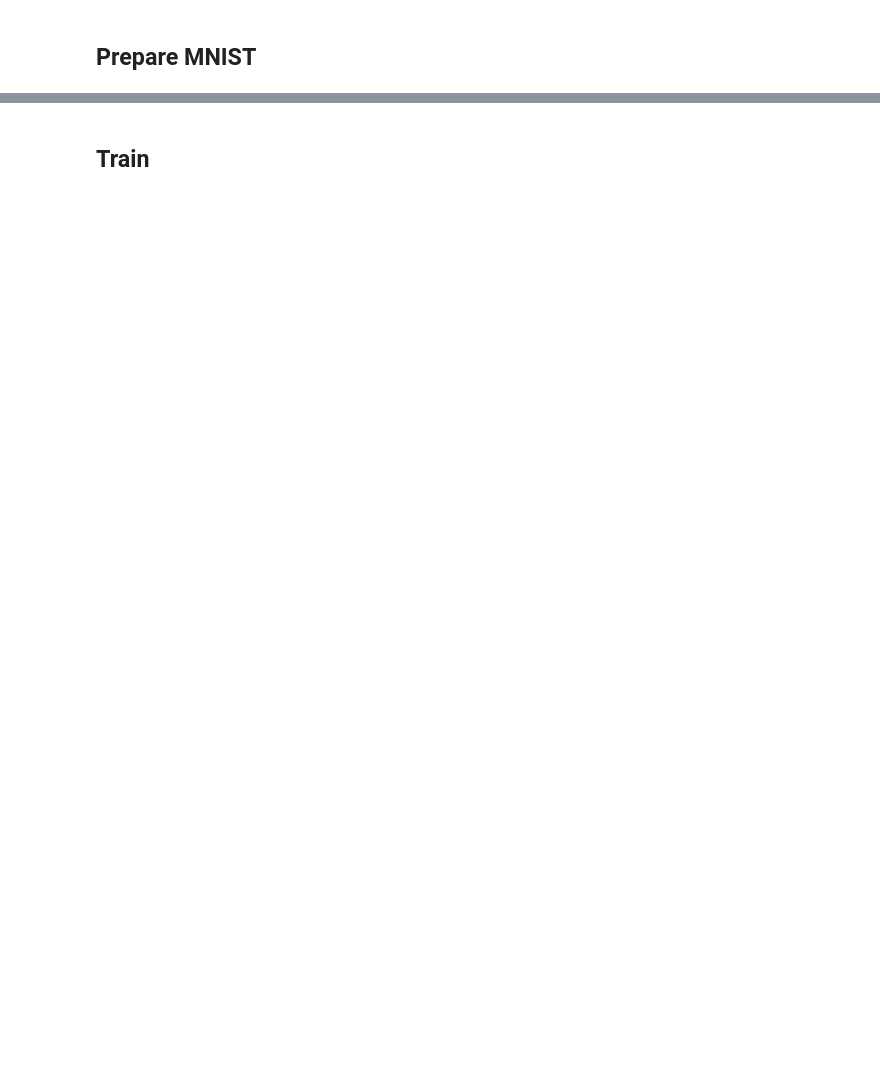
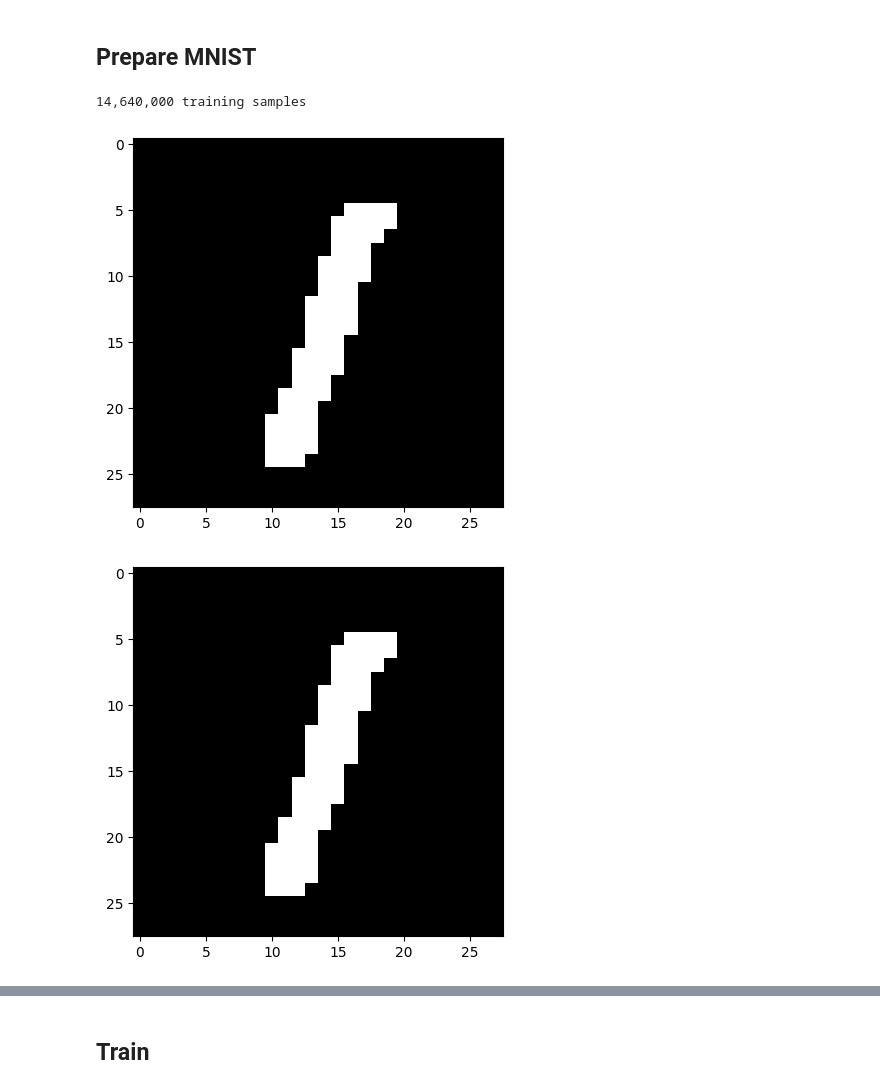
Before and after one commit to ethan-w-roland/AUNN, a Jupyter notebook: MNIST_experiment.ipynb, the cells around one changed output, grey strips where cells are left out. Cells and saved outputs as stored; diff of their text form; code cells hidden in the pictures; blank space fills up the shorter version.

```diff
--- a/MNIST_experiment.ipynb
+++ b/MNIST_experiment.ipynb
@@ -363,8 +266,24 @@ test_images_filepath = input_path / 't10k-images.idx3-ubyte'
 test_labels_filepath = input_path / 't10k-labels.idx1-ubyte'
 
 train_images, train_labels = load_mnist(training_images_filepath, training_labels_filepath, shuffle=True, binarize=False)
-lengths, train_data  = make_bytestring(train_images, train_labels)
+lengths, train_data  = make_string(train_images, train_labels)
 print(f"{len(train_data):,} training samples")
+# %% [output]
+14,640,000 training samples
+# %%
+img = train_images[999]
+img = np.where(img > 0.1, 1, 0)  #binarize
+plt.imshow(img, cmap='gray')
+plt.show()
+
+enc = encode_patches(img, 2)
+
+img = decode_patches(enc, 2)
+plt.imshow(img, cmap='gray')
+plt.show()
+# %% [output]
+[figure, added]
+[figure, added]
 # %%
 ex_len, img_len, lbl_len = lengths
 print(f"Example length: {ex_len}, Image length: {img_len}, Label length: {lbl_len}")
```
Also changed, not shown: parts of 17 cells of this notebook, 3 other files.
